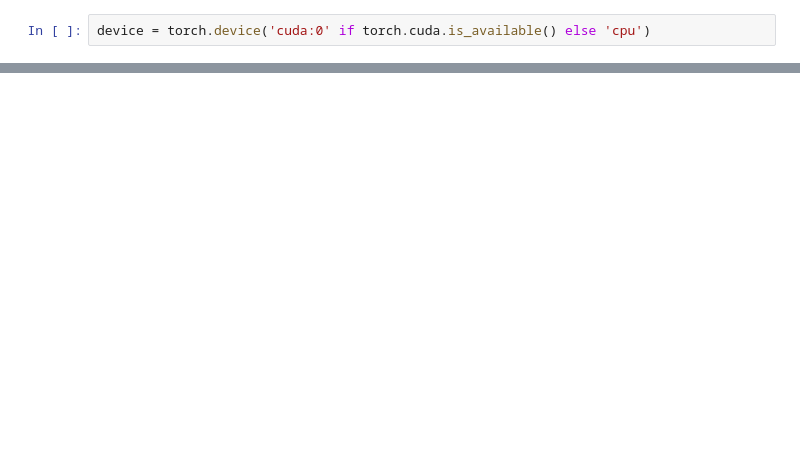
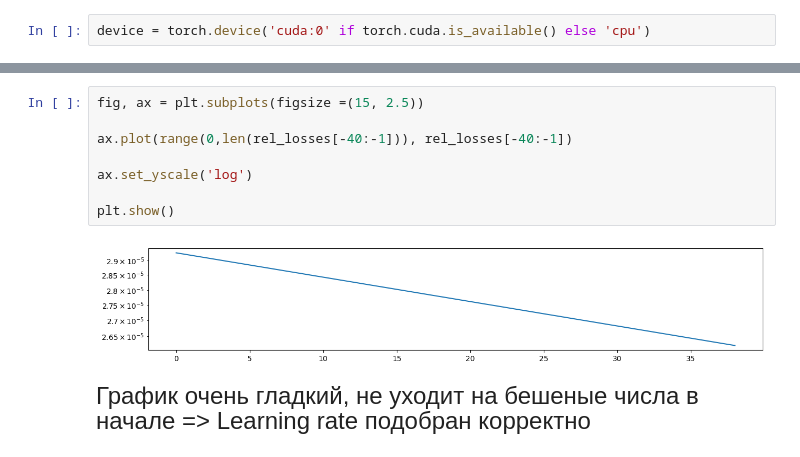
Before and after one commit to bool8192/Reflectometry, a Jupyter notebook: Documents/REF/full_fitting_torch/fitting.ipynb, the cells around one changed output, grey strips where cells are left out. Cells and saved outputs as stored; diff of their text form; blank space fills up the shorter version.

```diff
--- a/Documents/REF/full_fitting_torch/fitting.ipynb
+++ b/Documents/REF/full_fitting_torch/fitting.ipynb
@@ -246,0 +194,12 @@ print(loss)
+# %%
+fig, ax = plt.subplots(figsize =(15, 2.5))
+
+ax.plot(range(0,len(rel_losses[-40:-1])), rel_losses[-40:-1])
+
+ax.set_yscale('log')
+
+plt.show()
+# %% [output]
+[figure, added]
+# %% [markdown]
+<span style="font-size:24px;">График очень гладкий, не уходит на бешеные числа в начале => Learning rate подобран корректно</span>
```
Also changed, not shown: parts of 28 cells of this notebook, 9 other files.
